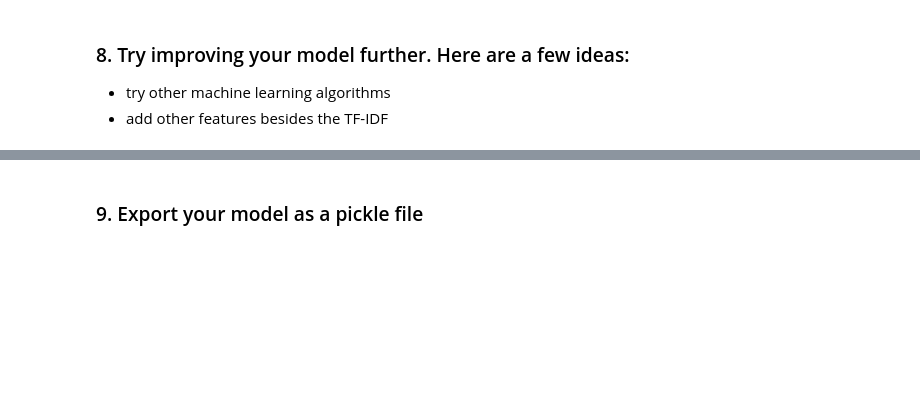
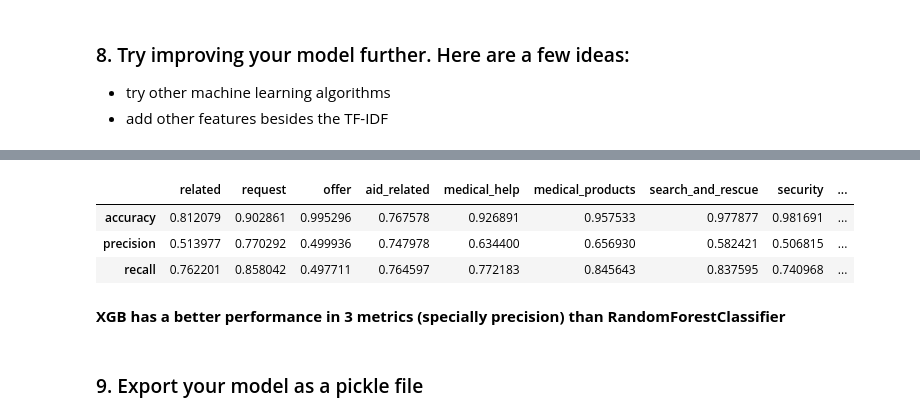
Before and after one commit to cholmess/Disaster_Response_Pipeline, a Jupyter notebook: notebooks/ML Pipeline Preparation.ipynb, the cells around one changed output, grey strips where cells are left out. Saved outputs shown, nothing was run; the diff lists cells and outputs as text; code cells hidden in the pictures; blank space fills up the shorter version.

```diff
--- a/notebooks/ML Pipeline Preparation.ipynb
+++ b/notebooks/ML Pipeline Preparation.ipynb
@@ -202,0 +248,10 @@ opt_pipeline.fit(X_train,y_train)
+# %%
+# Create pipeline only for text
+alternative_pipeline = Pipeline([
+                ('vect', CountVectorizer(tokenizer=tokenize)),
+                ('tfidf', TfidfTransformer()),
+                ('clf',MultiOutputClassifier(xgb.XGBClassifier(objective="binary:logistic")))
+    ])
+# %%
+# Transform to later use pycaret
+alternative_pipeline.fit(X_train,y_train)
@@ -203,2 +293,22 @@ opt_pipeline.fit(X_train,y_train)
+# %%
+alt_preds= alternative_pipeline.predict(X_test)
+alt_accuracy = []
+alt_precision = []
+alt_recall = []
+for i in range(len(y.columns)):
+    alt_accuracy.append(accuracy_score(alt_preds[:,i],y_test.iloc[:,i]))
+    alt_precision.append(precision_score(alt_preds[:,i],y_test.iloc[:,i],average='macro',zero_division=0))
+    alt_recall.append(recall_score(alt_preds[:,i],y_test.iloc[:,i],average='macro',zero_division=0))
+# %%
+metrics_alt_df = pd.DataFrame([alt_accuracy,alt_precision,alt_recall],columns=y_test.columns,index=['accuracy','precision','recall'])
+metrics_alt_df['mean_score'] =[metrics_alt_df.iloc[0].mean(),metrics_alt_df.iloc[1].mean(),metrics_alt_df.iloc[2].mean()]
+metrics_alt_df.head()
+# %% [output]
+|  | related | request | offer | aid_related | medical_help | medical_products | search_and_rescue | security | ... |
+| accuracy | 0.812079 | 0.902861 | 0.995296 | 0.767578 | 0.926891 | 0.957533 | 0.977877 | 0.981691 | ... |
+| precision | 0.513977 | 0.770292 | 0.499936 | 0.747978 | 0.634400 | 0.656930 | 0.582421 | 0.506815 | ... |
+| recall | 0.762201 | 0.858042 | 0.497711 | 0.764597 | 0.772183 | 0.845643 | 0.837595 | 0.740968 | ... |
+# %% [markdown]
+<b> XGB has a better performance in 3 metrics (specially precision) than RandomForestClassifier
 # %% [markdown]
 ### 9. Export your model as a pickle file
```
Also changed, not shown: parts of 11 cells of this notebook, 2 other files.
